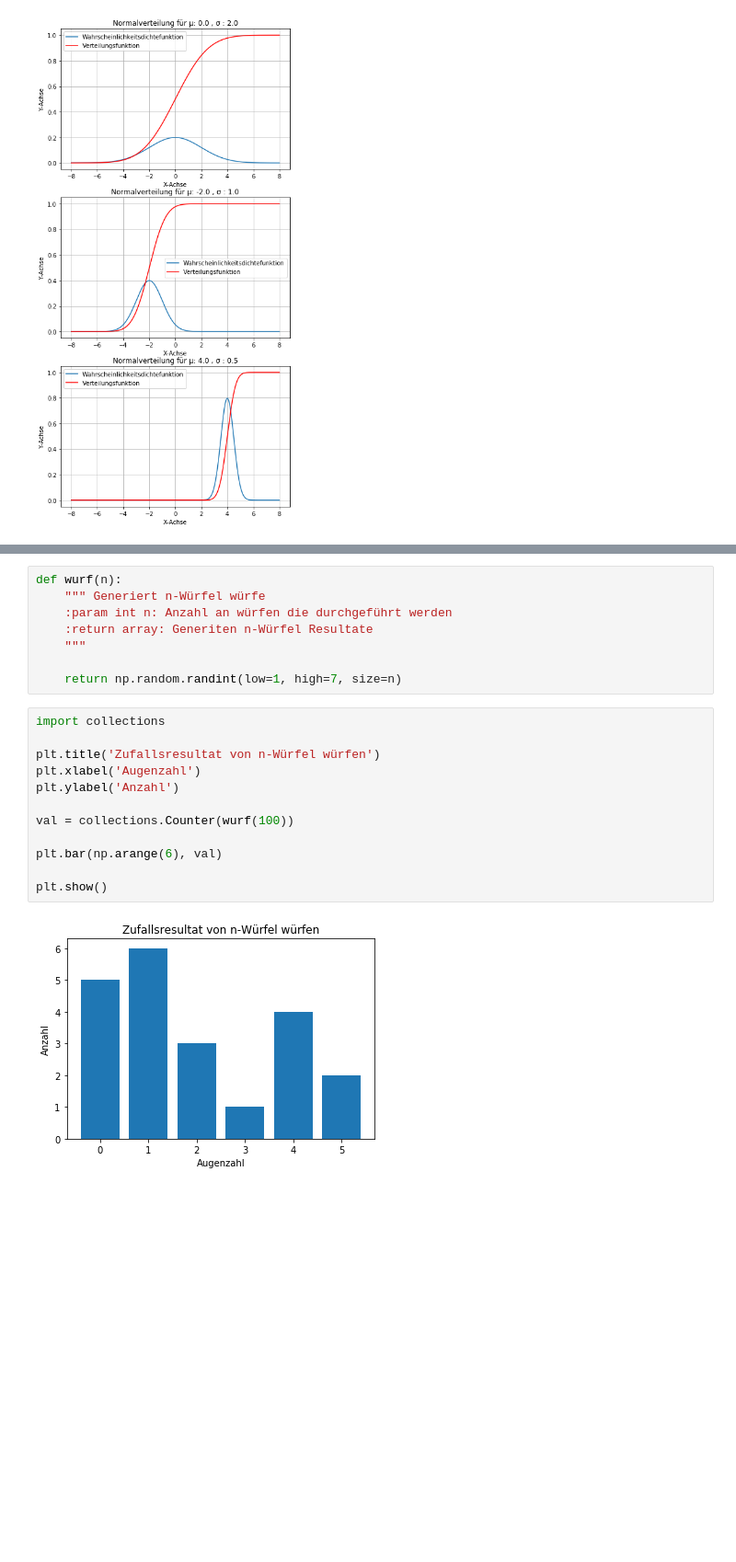
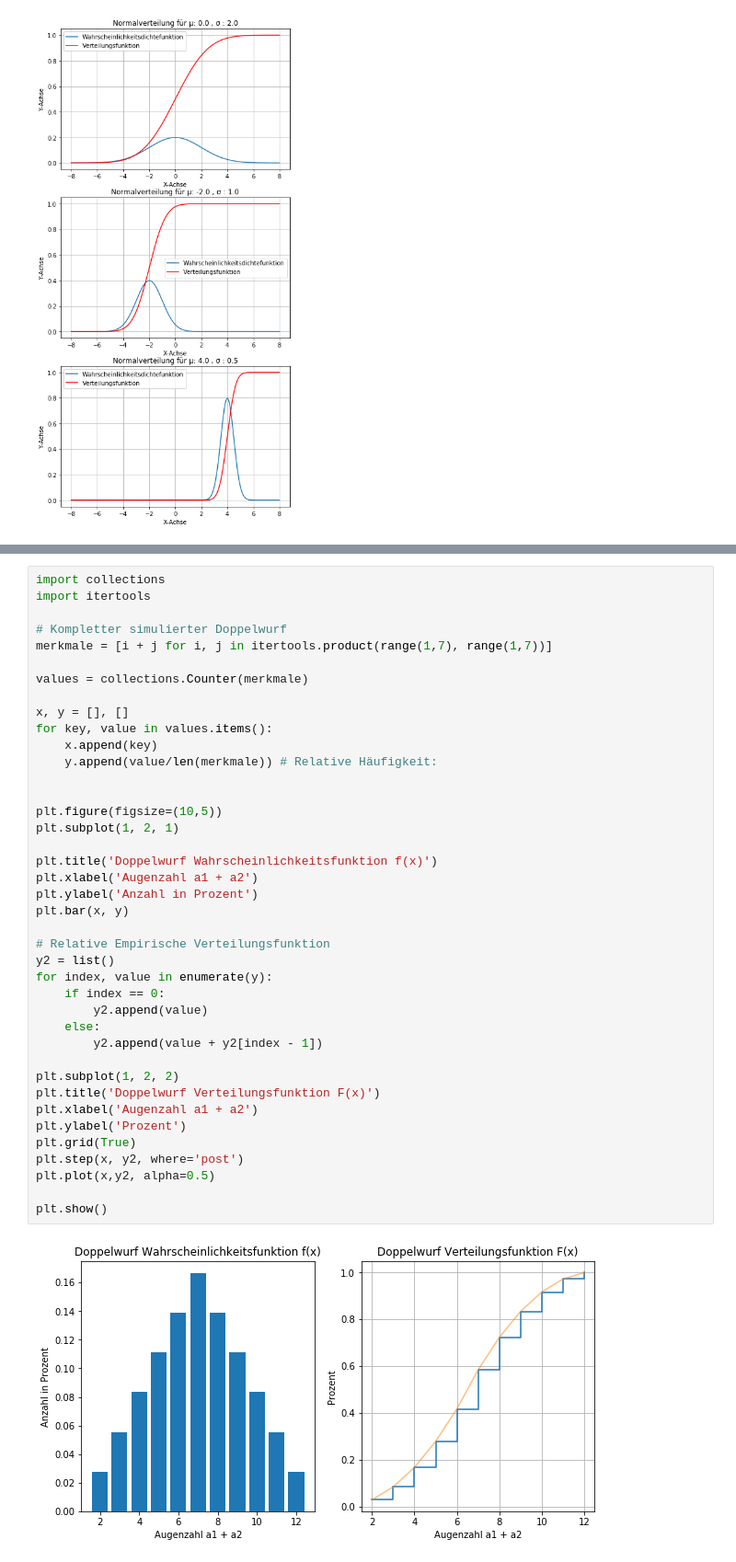
Before and after one commit to cheorges/Analysis-With-Python, a Jupyter notebook: Erstellung von Graphiken mit Matplotlib.ipynb, the cells around one changed output, grey strips where cells are left out. Shown at 92% size. Drawn from its saved outputs; the diff is of its cells as text; blank space fills up the shorter version.

```diff
--- a/Erstellung von Graphiken mit Matplotlib.ipynb
+++ b/Erstellung von Graphiken mit Matplotlib.ipynb
@@ -175,22 +188,42 @@ Das folgende Balkendiagramm verwended zufällige Daten, welche mit der Funktion
-# %%
-def wurf(n):
-    """ Generiert n-Würfel würfe
-    :param int n: Anzahl an würfen die durchgeführt werden
-    :return array: Generiten n-Würfel Resultate
-    """
-
-    return np.random.randint(low=1, high=7, size=n)
-# %%
-import collections
-
-plt.title('Zufallsresultat von n-Würfel würfen')
-plt.xlabel('Augenzahl')
-plt.ylabel('Anzahl')
-
-val = collections.Counter(wurf(100))
-
-plt.bar(np.arange(6), val)
-
-plt.show()
-# %% [output]
-[figure, removed]
+# %%
+import collections
+import itertools
+
+# Kompletter simulierter Doppelwurf
+merkmale = [i + j for i, j in itertools.product(range(1,7), range(1,7))]
+
+values = collections.Counter(merkmale)
+
+x, y = [], []
+for key, value in values.items():
+    x.append(key)
+    y.append(value/len(merkmale)) # Relative Häufigkeit:
+
+
+plt.figure(figsize=(10,5))
+plt.subplot(1, 2, 1)
+
+plt.title('Doppelwurf Wahrscheinlichkeitsfunktion f(x)')
+plt.xlabel('Augenzahl a1 + a2')
+plt.ylabel('Anzahl in Prozent')
+plt.bar(x, y)
+
+# Relative Empirische Verteilungsfunktion
+y2 = list()
+for index, value in enumerate(y):
+    if index == 0:
+        y2.append(value)
+    else:
+        y2.append(value + y2[index - 1])
+
+plt.subplot(1, 2, 2)
+plt.title('Doppelwurf Verteilungsfunktion F(x)')
+plt.xlabel('Augenzahl a1 + a2')
+plt.ylabel('Prozent')
+plt.grid(True)
+plt.step(x, y2, where='post')
+plt.plot(x,y2, alpha=0.5)
+
+plt.show()
+# %% [output]
+[figure, added]
```
Also changed, not shown: parts of 2 cells of this notebook.
